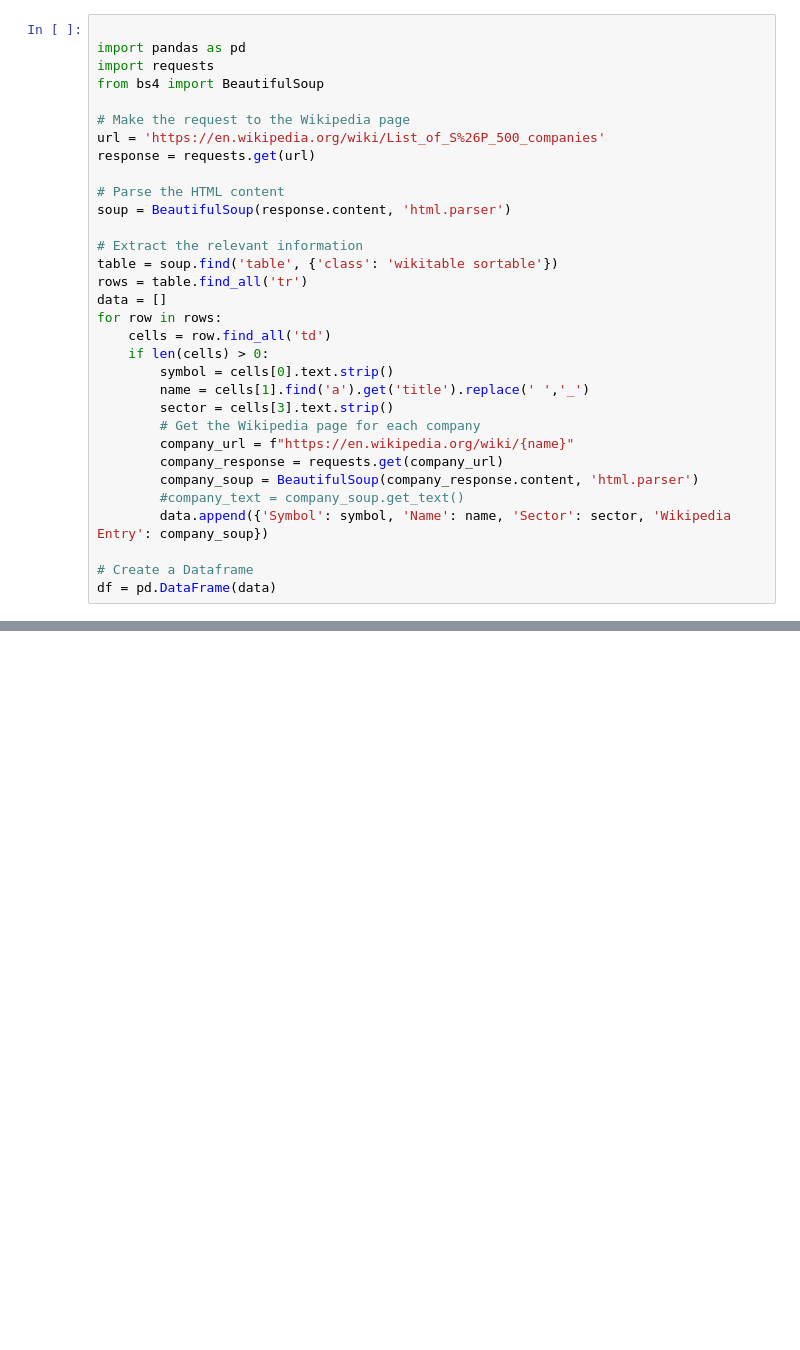
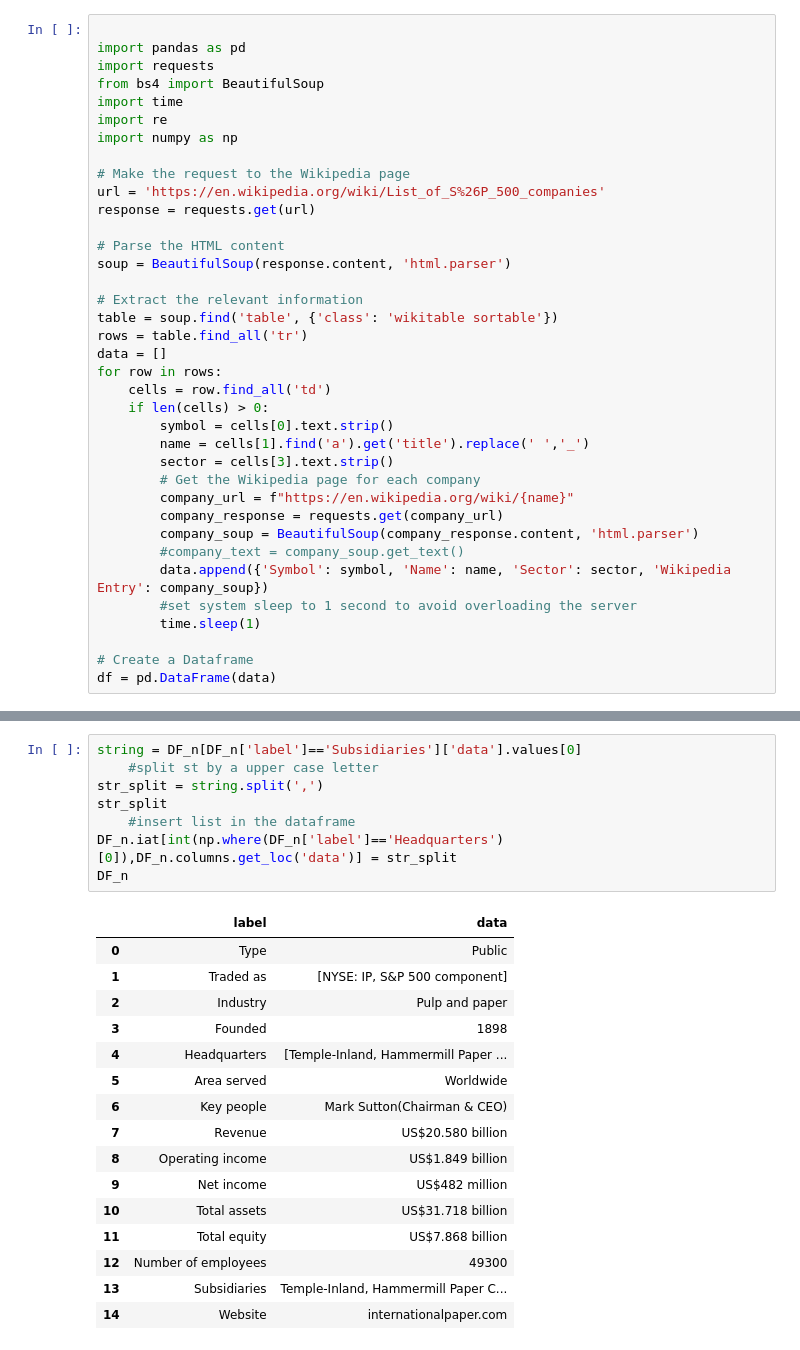
Before and after one commit to GaborinoS/DSI_Project, a Jupyter notebook: Wiki_data/Wikipedia_SP_Scraper.ipynb, the cells around one changed output, grey strips where cells are left out. Drawn from its saved outputs; the diff is of its cells as text; blank space fills up the shorter version.

```diff
--- a/Wiki_data/Wikipedia_SP_Scraper.ipynb
+++ b/Wiki_data/Wikipedia_SP_Scraper.ipynb
@@ -3,6 +3,9 @@
 import pandas as pd
 import requests
 from bs4 import BeautifulSoup
+import time
+import re
+import numpy as np
 
 # Make the request to the Wikipedia page
 url = 'https://en.wikipedia.org/wiki/List_of_S%26P_500_companies'
@@ -27,6 +30,8 @@ for row in rows:
         company_soup = BeautifulSoup(company_response.content, 'html.parser')
         #company_text = company_soup.get_text()
         data.append({'Symbol': symbol, 'Name': name, 'Sector': sector, 'Wikipedia Entry': company_soup})
+        #set system sleep to 1 second to avoid overloading the server
+        time.sleep(1)
 
 # Create a Dataframe
 df = pd.DataFrame(data)
@@ -91,0 +254,25 @@ pd.DataFrame({'label': infobox_label_text, 'data': infobox_data_text})
+# %%
+string = DF_n[DF_n['label']=='Subsidiaries']['data'].values[0]
+    #split st by a upper case letter
+str_split = string.split(',')
+str_split
+    #insert list in the dataframe
+DF_n.iat[int(np.where(DF_n['label']=='Headquarters')[0]),DF_n.columns.get_loc('data')] = str_split
+DF_n
+# %% [output]
+|  | label | data |
+| 0 | Type | Public |
+| 1 | Traded as | [NYSE: IP, S&P 500 component] |
+| 2 | Industry | Pulp and paper |
+| 3 | Founded | 1898 |
+| 4 | Headquarters | [Temple-Inland, Hammermill Paper ... |
+| 5 | Area served | Worldwide |
+| 6 | Key people | Mark Sutton(Chairman & CEO) |
+| 7 | Revenue | US$20.580 billion |
+| 8 | Operating income | US$1.849 billion |
+| 9 | Net income | US$482 million |
+| 10 | Total assets | US$31.718 billion |
+| 11 | Total equity | US$7.868 billion |
+| 12 | Number of employees | 49300 |
+| 13 | Subsidiaries | Temple-Inland, Hammermill Paper C... |
+| 14 | Website | internationalpaper.com |
```
Also changed, not shown: parts of 6 cells of this notebook, 1 other file.
